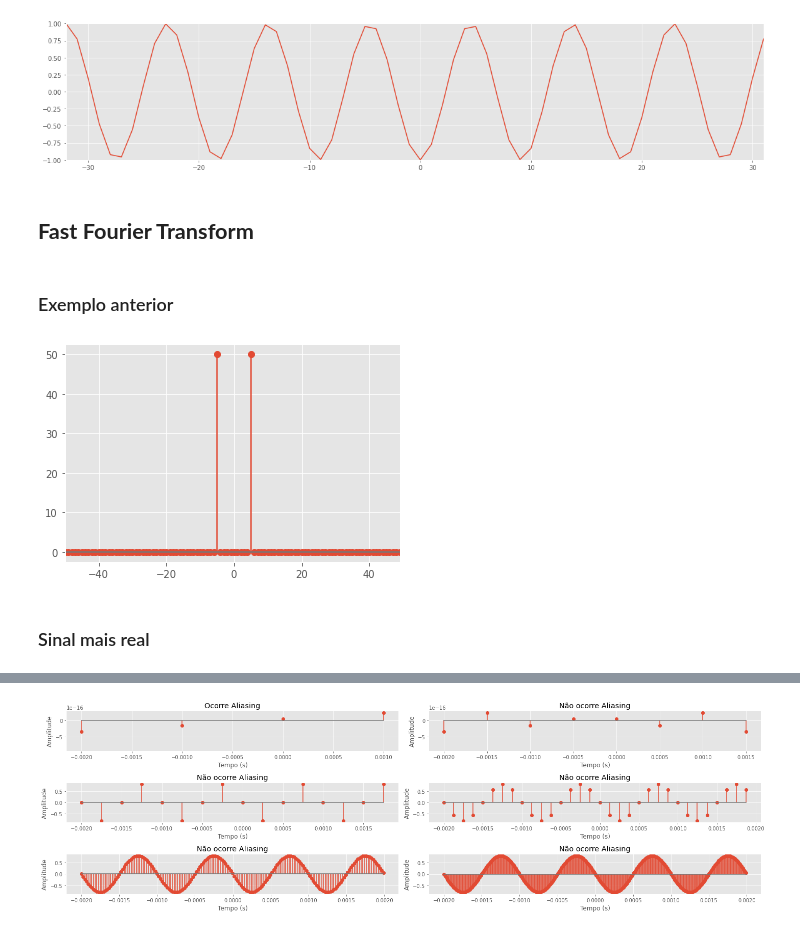
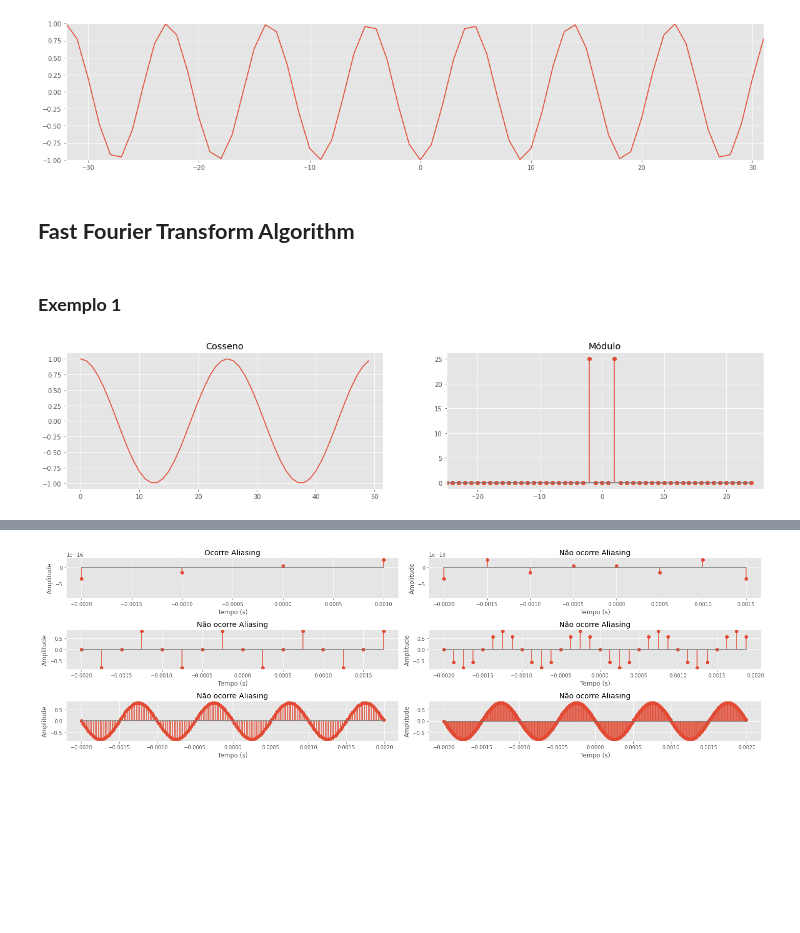
Before and after one commit to rocabrera/audio-learning, a Jupyter notebook: fourier_intro.ipynb, the cells around one changed output, grey strips where cells are left out. Saved outputs shown, nothing was run; the diff lists cells and outputs as text; code cells hidden in the pictures; blank space fills up the shorter version.

```diff
--- a/fourier_intro.ipynb
+++ b/fourier_intro.ipynb
@@ -166,6 +158,6 @@ plt.show()
 # %% [output]
 [figure]
 # %% [markdown]
-## **Fast Fourier Transform**
+## **Fast Fourier Transform Algorithm**
 # %% [markdown]
-### Exemplo anterior
+### **Exemplo 1**
@@ -181,10 +164,19 @@ plt.show()
 # %%
+N  = 50 # Samples
+f0 = 2  # Hz Frequência Fundamental
+x_cos  = np.cos(2*np.pi*f0/N * np.arange(N))
+
+fig, axs = plt.subplots(1,2,figsize=(20,4))
+axs[0].set_title("Cosseno")
+axs[0].plot(x_cos)
+
 X_k  = np.fft.fft(x_cos)
 freq = np.fft.fftfreq(N, d=1/N)
-plt.stem(freq,np.real(X_k))
-plt.xlim(-N/2,N/2-1)
+
+axs[1].set_title("Módulo")
+
+axs[1].stem(freq,np.real(X_k))
+axs[1].set_xlim(-N/2,N/2+1)
 plt.show()
 # %% [output]
-[figure, old version]
+[figure, new version]
-# %% [markdown]
-### Sinal mais real
```
Also changed, not shown: parts of 16 cells of this notebook, 3 other files.
